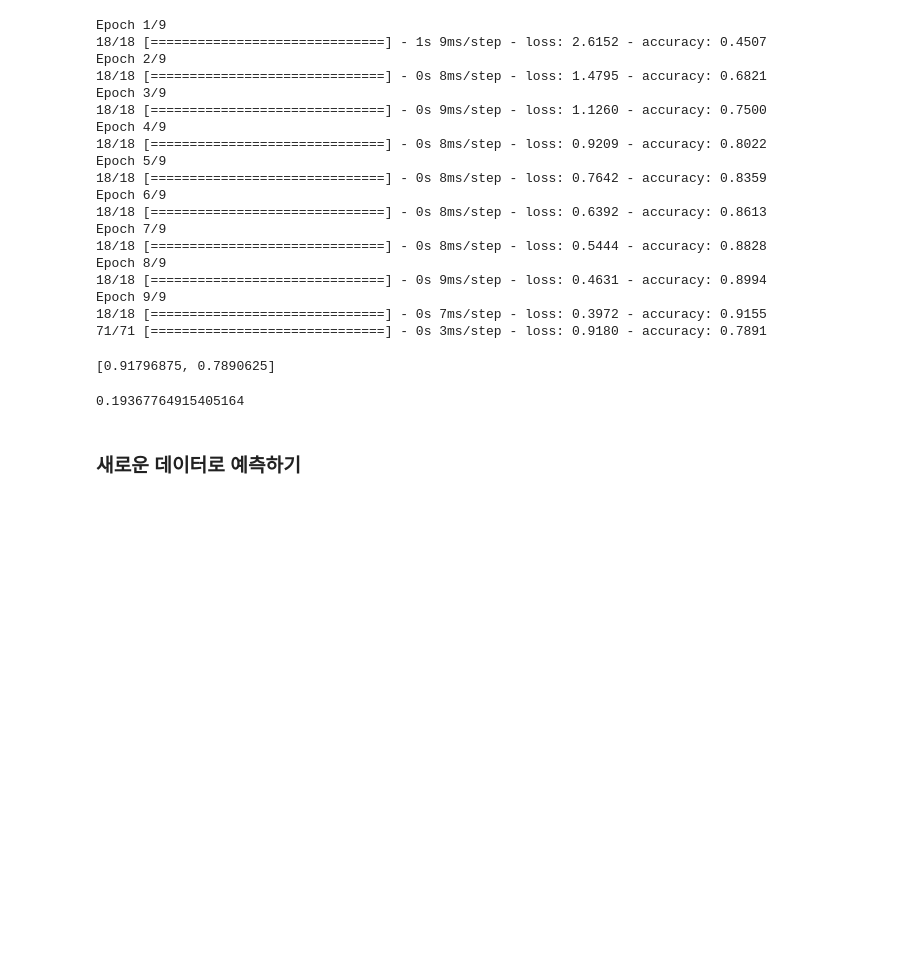
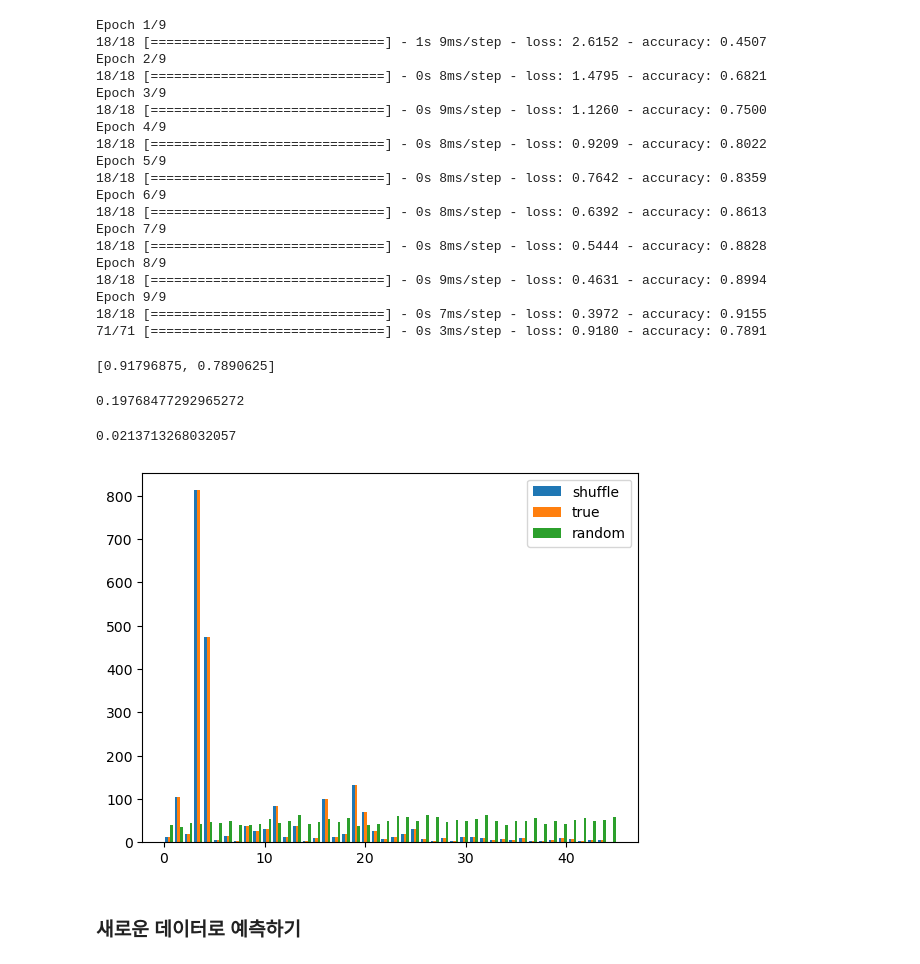
Before and after one commit to silpiria98/aiffel_camp, a Jupyter notebook: aiffel_main/Deep Learning with Python/chapter04_getting-started-with-neural-networks.ipynb, the cells around one changed output. Cells and saved outputs as stored; diff of their text form; code cells hidden in the pictures; blank space fills up the shorter version.

```diff
--- a/aiffel_main/Deep Learning with Python/chapter04_getting-started-with-neural-networks.ipynb
+++ b/aiffel_main/Deep Learning with Python/chapter04_getting-started-with-neural-networks.ipynb
@@ -222,7 +226,9 @@ array([[0.2332 ],
 **로이터 데이터셋 로드하기**
 # %%
 from tensorflow.keras.datasets import reuters
+
 (train_data, train_labels), (test_data, test_labels) = reuters.load_data(
-    num_words=10000)
+    num_words=10000
+)
 # %% [output]
 Downloading data from https://storage.googleapis.com/tensorflow/tf-keras-datasets/reuters.npz
@@ -413,12 +422,37 @@ results
 [0.91796875, 0.7890625]
 # %%
 import copy
+
 test_labels_copy = copy.copy(test_labels)
 np.random.shuffle(test_labels_copy)
 hits_array = np.array(test_labels) == np.array(test_labels_copy)
 hits_array.mean()
 # %% [output]
-0.19367764915405164
+0.19768477292965272
+# %%
+len = len(hits_array)
+random_label = [0] * len
+for i in range(len):
+    random_label[i] = np.random.randint(0, 46)
+# %%
+random_label = np.array(random_label)
+# %%
+hits_random_label = np.array(test_labels) == np.array(random_label)
+hits_random_label.mean()
+# %% [output]
+0.0213713268032057
+# %%
+import matplotlib.pyplot as plt
+
+plt.hist(
+    [test_labels_copy, test_labels, random_label],
+    46,
+    label=["shuffle", "true", "random"],
+)
+plt.legend()
+plt.show()
+# %% [output]
+[figure, added]
 # %% [markdown]
 ### 새로운 데이터로 예측하기
 # %%
```
Also changed, not shown: parts of 4 cells of this notebook.
